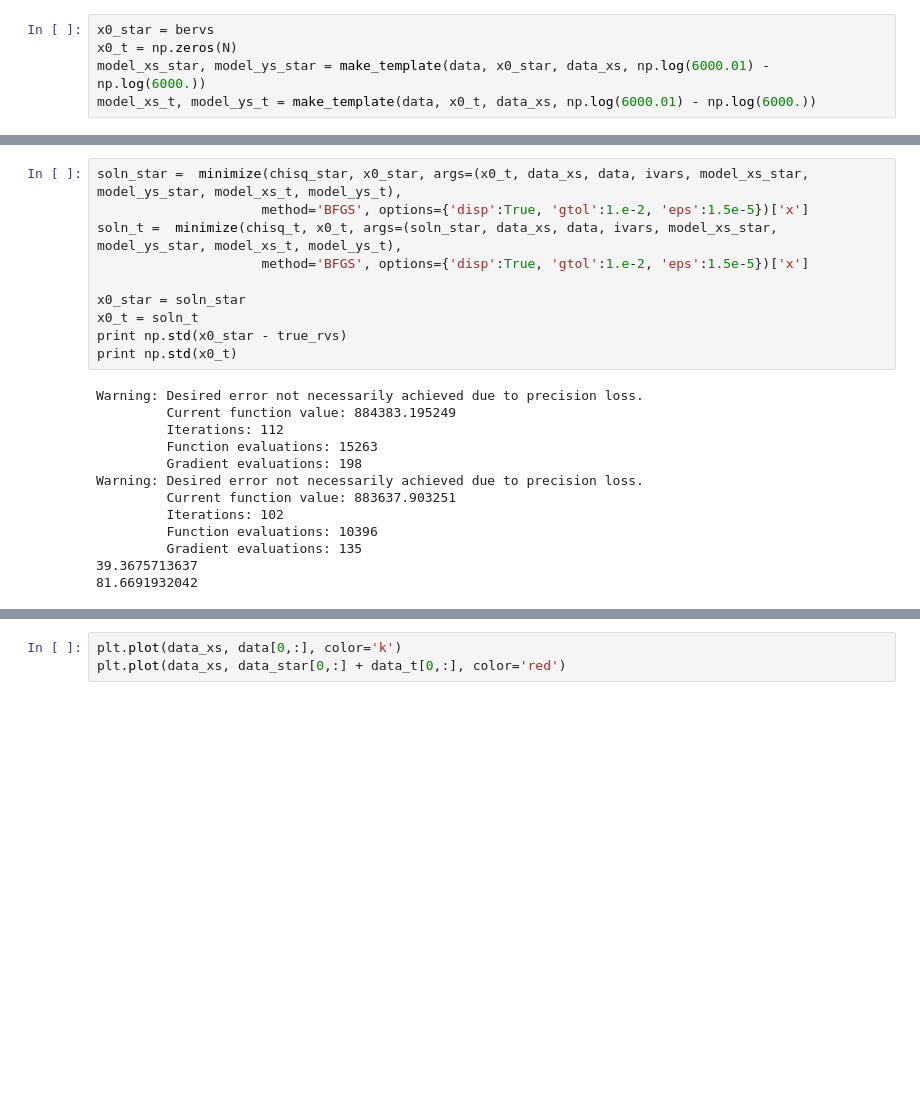
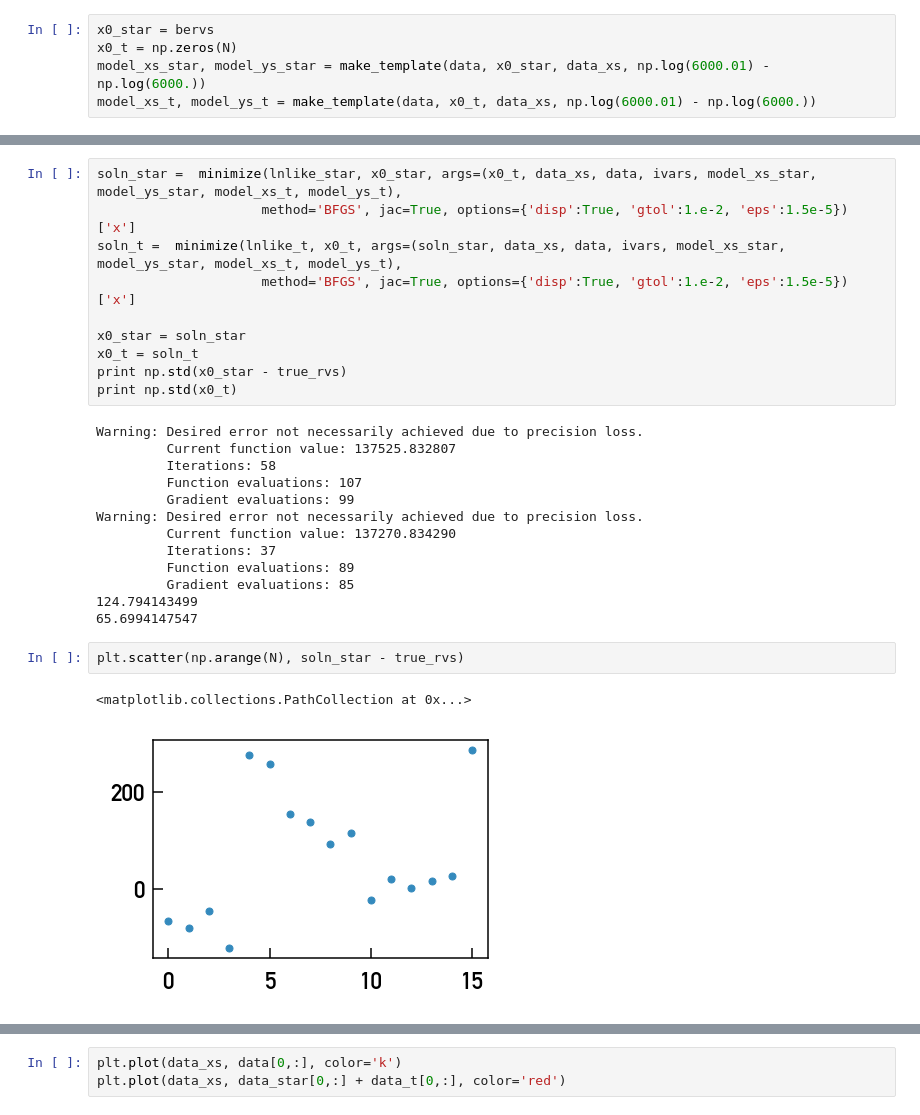
Before and after one commit to davidwhogg/Avast, a Jupyter notebook: notebooks/realdata_HIP54287_15A.ipynb, the cells around one changed output, grey strips where cells are left out. Drawn from its saved outputs; the diff is of its cells as text; blank space fills up the shorter version.

```diff
--- a/notebooks/realdata_HIP54287_15A.ipynb
+++ b/notebooks/realdata_HIP54287_15A.ipynb
@@ -110,8 +173,8 @@ def chisq_t(rvs_t, rvs_star, data_xs, data, ivars, model_xs_star, model_ys_star,
 # %%
-soln_star =  minimize(chisq_star, x0_star, args=(x0_t, data_xs, data, ivars, model_xs_star, model_ys_star, model_xs_t, model_ys_t),
-                     method='BFGS', options={'disp':True, 'gtol':1.e-2, 'eps':1.5e-5})['x']
-soln_t =  minimize(chisq_t, x0_t, args=(soln_star, data_xs, data, ivars, model_xs_star, model_ys_star, model_xs_t, model_ys_t),
-                     method='BFGS', options={'disp':True, 'gtol':1.e-2, 'eps':1.5e-5})['x']
+soln_star =  minimize(lnlike_star, x0_star, args=(x0_t, data_xs, data, ivars, model_xs_star, model_ys_star, model_xs_t, model_ys_t),
+                     method='BFGS', jac=True, options={'disp':True, 'gtol':1.e-2, 'eps':1.5e-5})['x']
+soln_t =  minimize(lnlike_t, x0_t, args=(soln_star, data_xs, data, ivars, model_xs_star, model_ys_star, model_xs_t, model_ys_t),
+                     method='BFGS', jac=True, options={'disp':True, 'gtol':1.e-2, 'eps':1.5e-5})['x']
 
 x0_star = soln_star
 x0_t = soln_t
@@ -119,17 +182,22 @@ print np.std(x0_star - true_rvs)
 print np.std(x0_t)
 # %% [output]
 Warning: Desired error not necessarily achieved due to precision loss.
-         Current function value: 884383.195249
-         Iterations: 112
-         Function evaluations: 15263
-         Gradient evaluations: 198
+         Current function value: 137525.832807
+         Iterations: 58
+         Function evaluations: 107
+         Gradient evaluations: 99
 Warning: Desired error not necessarily achieved due to precision loss.
-         Current function value: 883637.903251
-         Iterations: 102
-         Function evaluations: 10396
-         Gradient evaluations: 135
-39.3675713637
-81.6691932042
+         Current function value: 137270.834290
+         Iterations: 37
+         Function evaluations: 89
+         Gradient evaluations: 85
+124.794143499
+65.6994147547
+# %%
+plt.scatter(np.arange(N), soln_star - true_rvs)
+# %% [output]
+<matplotlib.collections.PathCollection at 0x...>
+[figure, added]
 # %%
 data_star = subtract_template(data_xs, data, model_xs_t, model_ys_t, x0_t)
 # %% [output]
```
Also changed, not shown: parts of 15 cells of this notebook.
